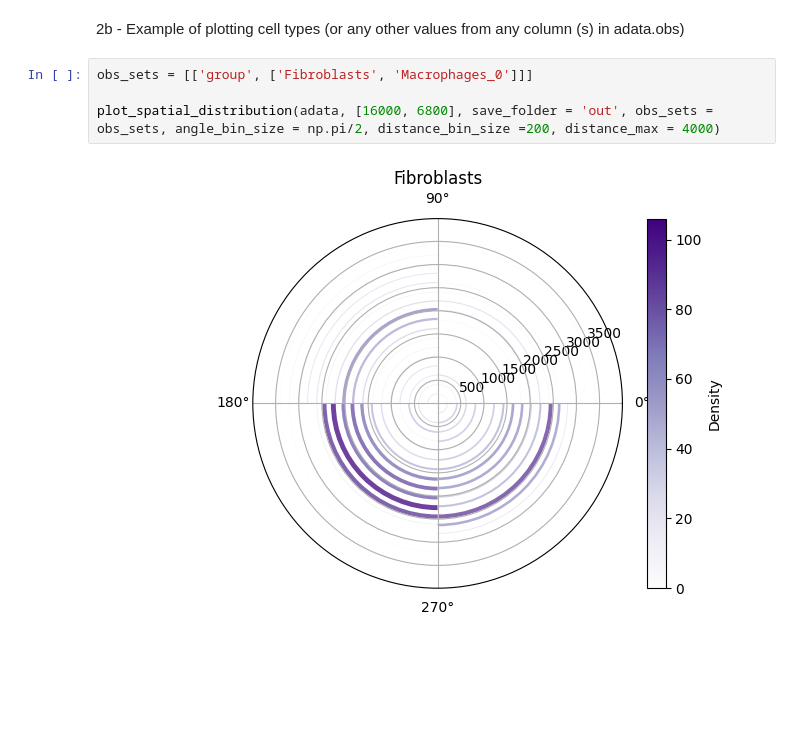
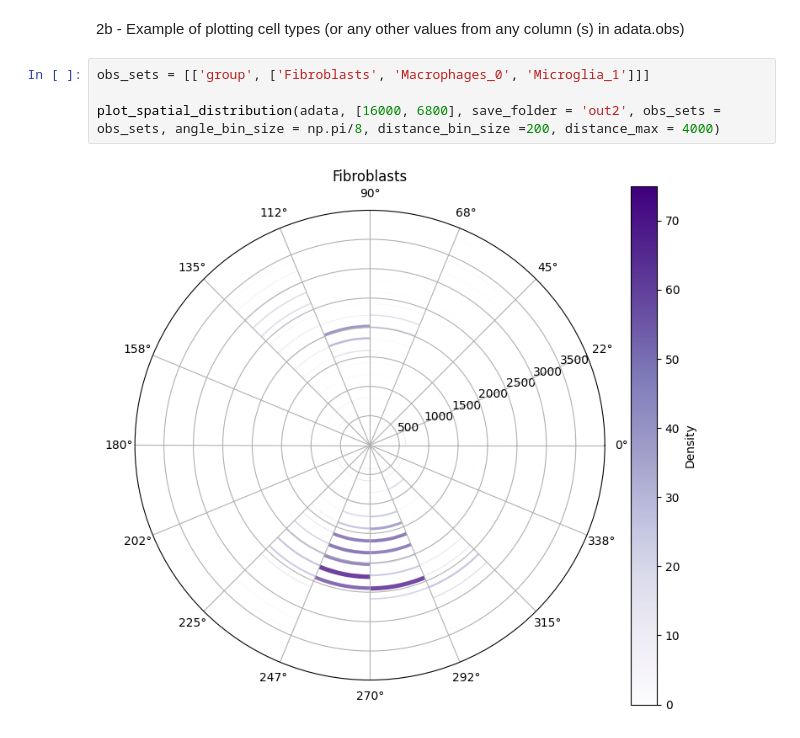
Before and after one commit to cellgeni/xenium_vistools, a Jupyter notebook: example_spatial_distribution.ipynb, the cells around one changed output. Cells and saved outputs as stored; diff of their text form; blank space fills up the shorter version.

Commit message:
added examples with multiple histograms

```diff
--- a/example_spatial_distribution.ipynb
+++ b/example_spatial_distribution.ipynb
@@ -39,8 +48,8 @@ Sst
 # %% [markdown]
 2b - Example of plotting cell types (or any other values from any column (s) in adata.obs)
 # %%
-obs_sets = [['group', ['Fibroblasts', 'Macrophages_0']]]
+obs_sets = [['group', ['Fibroblasts', 'Macrophages_0', 'Microglia_1']]]
 
-plot_spatial_distribution(adata, [16000, 6800], save_folder = 'out', obs_sets = obs_sets, angle_bin_size = np.pi/2, distance_bin_size =200, distance_max = 4000)
+plot_spatial_distribution(adata, [16000, 6800], save_folder = 'out2', obs_sets = obs_sets, angle_bin_size = np.pi/8, distance_bin_size =200, distance_max = 4000)
 # %% [output]
-[figure, old version]
+[figure, new version]
```
Also changed, not shown: parts of 4 cells of this notebook.
